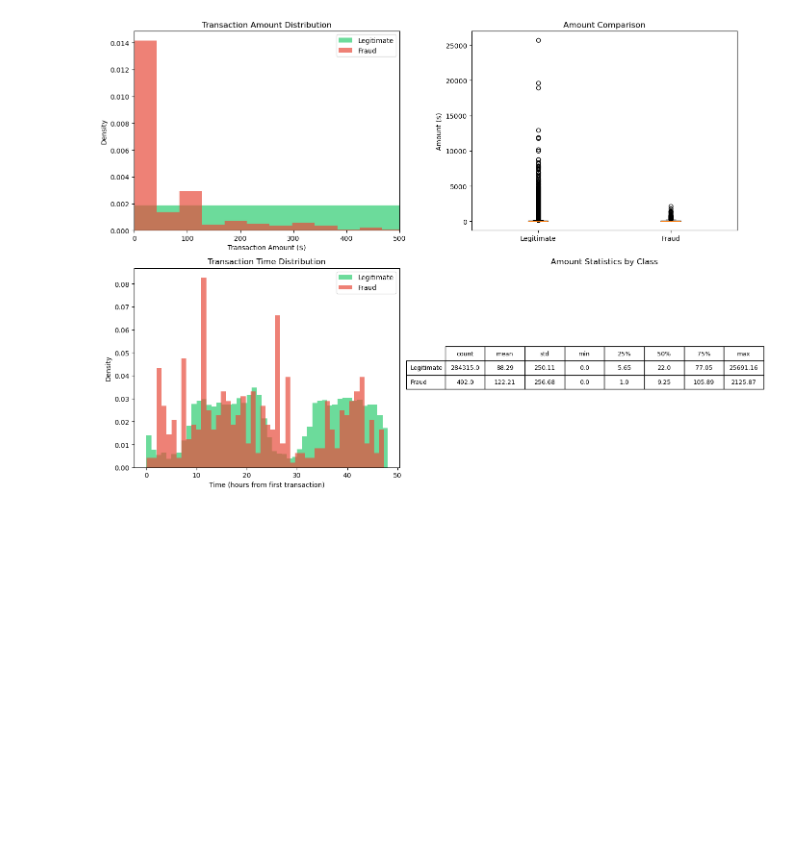
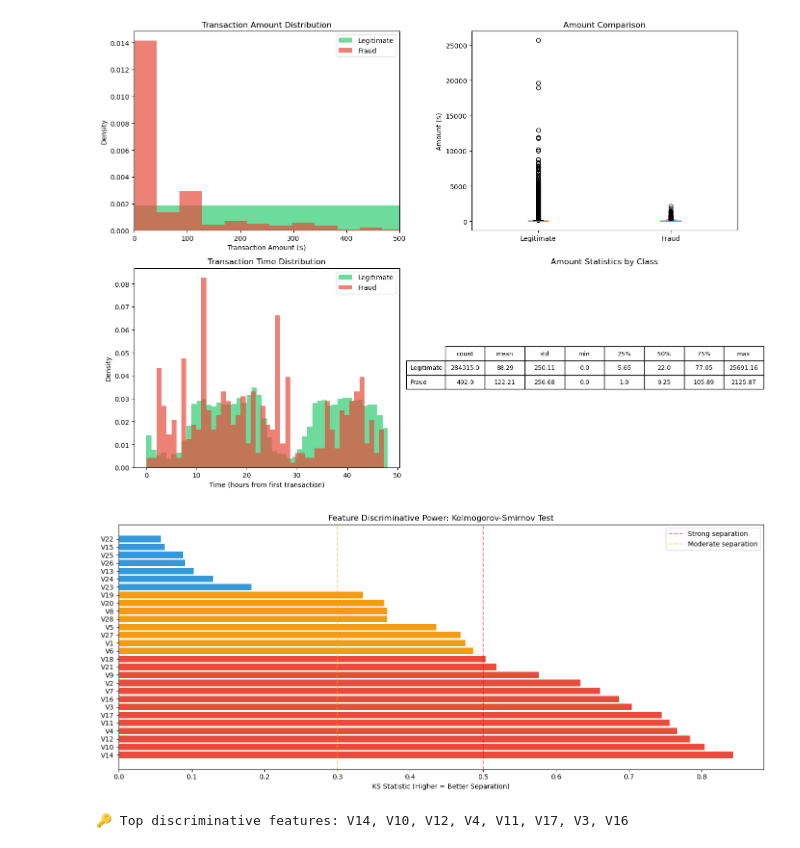
Before and after one commit to rushibankar3/Credit-card-fraud-detection-, a Jupyter notebook: credit-card-fraud-detection.ipynb, the cells around one changed output. Saved outputs shown, nothing was run; the diff lists cells and outputs as text; code cells hidden in the pictures; blank space fills up the shorter version.

```diff
--- a/credit-card-fraud-detection.ipynb
+++ b/credit-card-fraud-detection.ipynb
@@ -106,3 +148,43 @@ plt.tight_layout()
 plt.show()
 # %% [output]
 [figure]
+# %%
+# Feature separation analysis — which PCA features best distinguish fraud?
+# Using Kolmogorov-Smirnov test to quantify distribution differences
+
+v_features = [f'V{i}' for i in range(1, 29)]
+ks_results = []
+
+for feat in v_features:
+    legit = df[df['Class']==0][feat]
+    fraud = df[df['Class']==1][feat]
+    ks_stat, p_val = stats.ks_2samp(legit, fraud)
+    mean_diff = abs(fraud.mean() - legit.mean())
+    ks_results.append({
+        'Feature': feat,
+        'KS_Statistic': ks_stat,
+        'Mean_Difference': mean_diff,
+        'Fraud_Mean': fraud.mean(),
+        'Legit_Mean': legit.mean()
+    })
+
+ks_df = pd.DataFrame(ks_results).sort_values('KS_Statistic', ascending=False)
+
+# Plot top discriminative features
+fig, ax = plt.subplots(figsize=(14, 6))
+colors = ['#e74c3c' if x > 0.5 else '#f39c12' if x > 0.3 else '#3498db'
+          for x in ks_df['KS_Statistic']]
+bars = ax.barh(ks_df['Feature'], ks_df['KS_Statistic'], color=colors)
+ax.set_xlabel('KS Statistic (Higher = Better Separation)')
+ax.set_title('Feature Discriminative Power: Kolmogorov-Smirnov Test')
+ax.axvline(x=0.5, color='red', linestyle='--', alpha=0.5, label='Strong separation')
+ax.axvline(x=0.3, color='orange', linestyle='--', alpha=0.5, label='Moderate separation')
+ax.legend()
+plt.tight_layout()
+plt.show()
+
+top_features = ks_df.head(8)['Feature'].tolist()
+print(f'\n🔑 Top discriminative features: {", ".join(top_features)}')
+# %% [output]
+[figure, added]
+🔑 Top discriminative features: V14, V10, V12, V4, V11, V17, V3, V16
```
Also changed, not shown: parts of 3 cells of this notebook, 1 other file.
